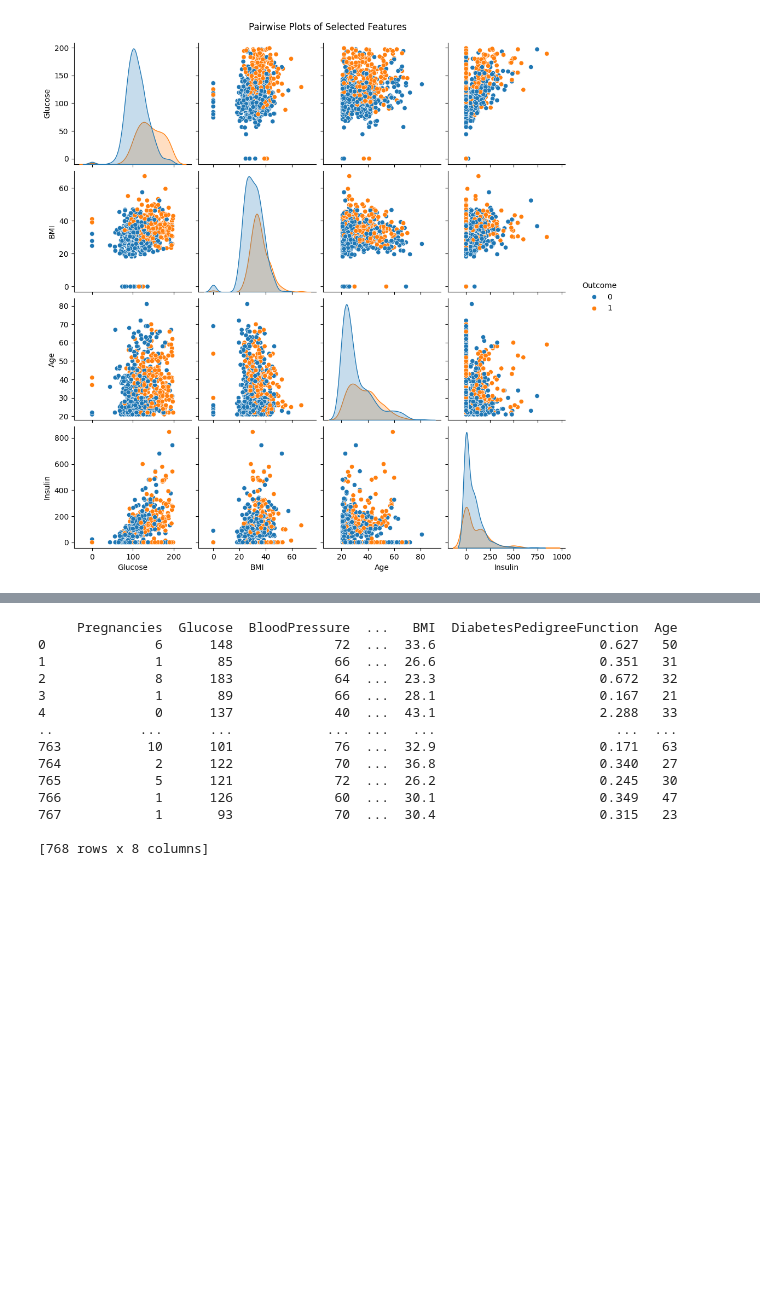
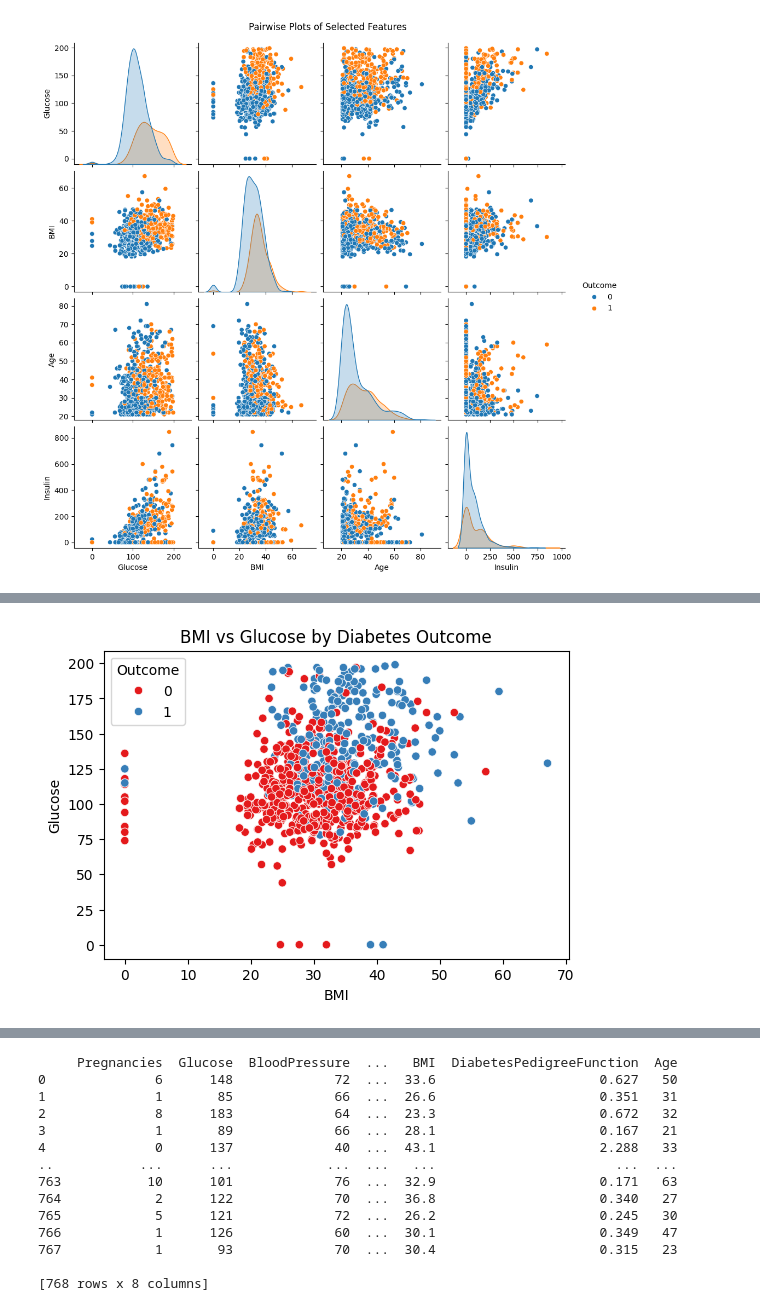
Before and after one commit to samwanyua/Diabetes-Prediction-Project, a Jupyter notebook: Notebooks/diabetes.ipynb, the cells around one changed output, grey strips where cells are left out. Cells and saved outputs as stored; diff of their text form; code cells hidden in the pictures; blank space fills up the shorter version.

```diff
--- a/Notebooks/diabetes.ipynb
+++ b/Notebooks/diabetes.ipynb
@@ -94,0 +103,8 @@ plt.show()
+# %%
+# BMI vs Glucose
+plt.figure(figsize=(6, 4))
+sns.scatterplot(data=diabetes_dataset, x='BMI', y='Glucose', hue='Outcome', palette='Set1')
+plt.title('BMI vs Glucose by Diabetes Outcome')
+plt.show()
+# %% [output]
+[figure, added]
```
Also changed, not shown: parts of 2 cells of this notebook.
